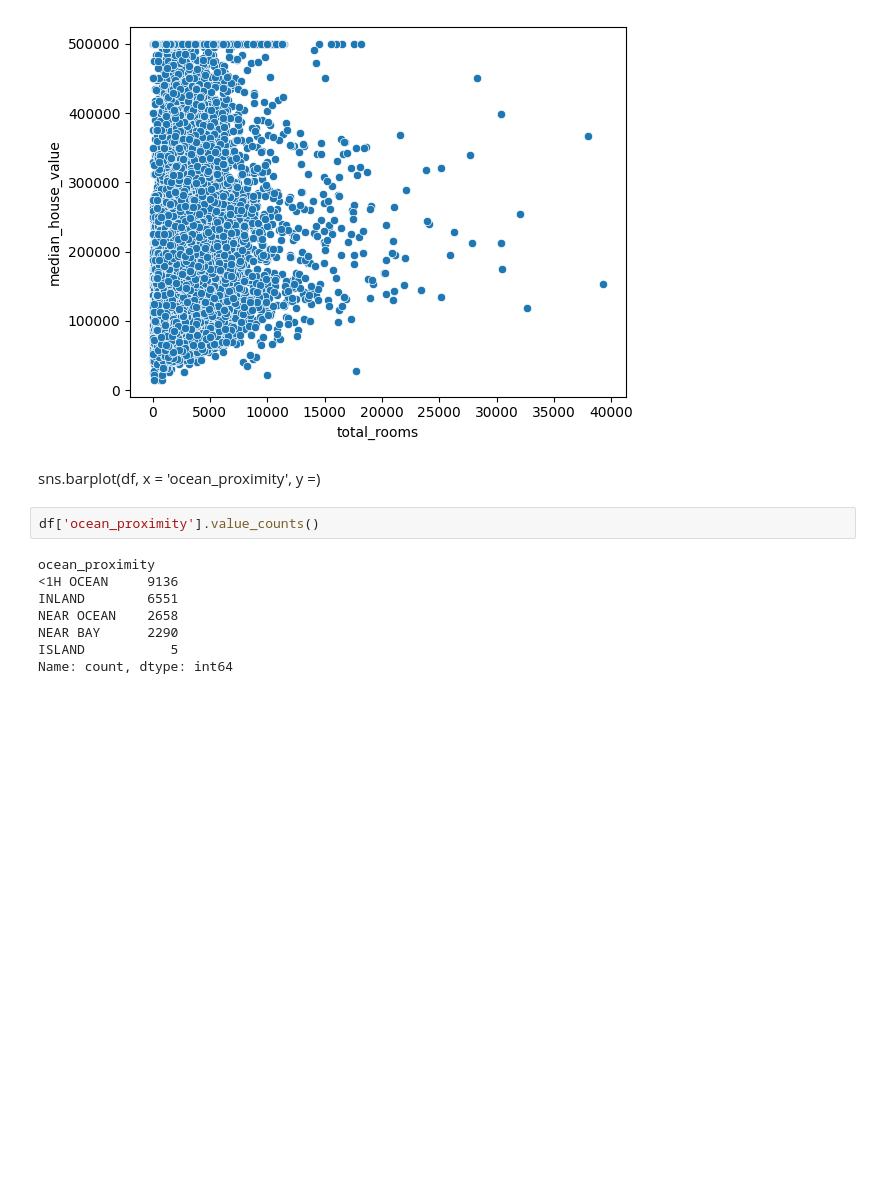
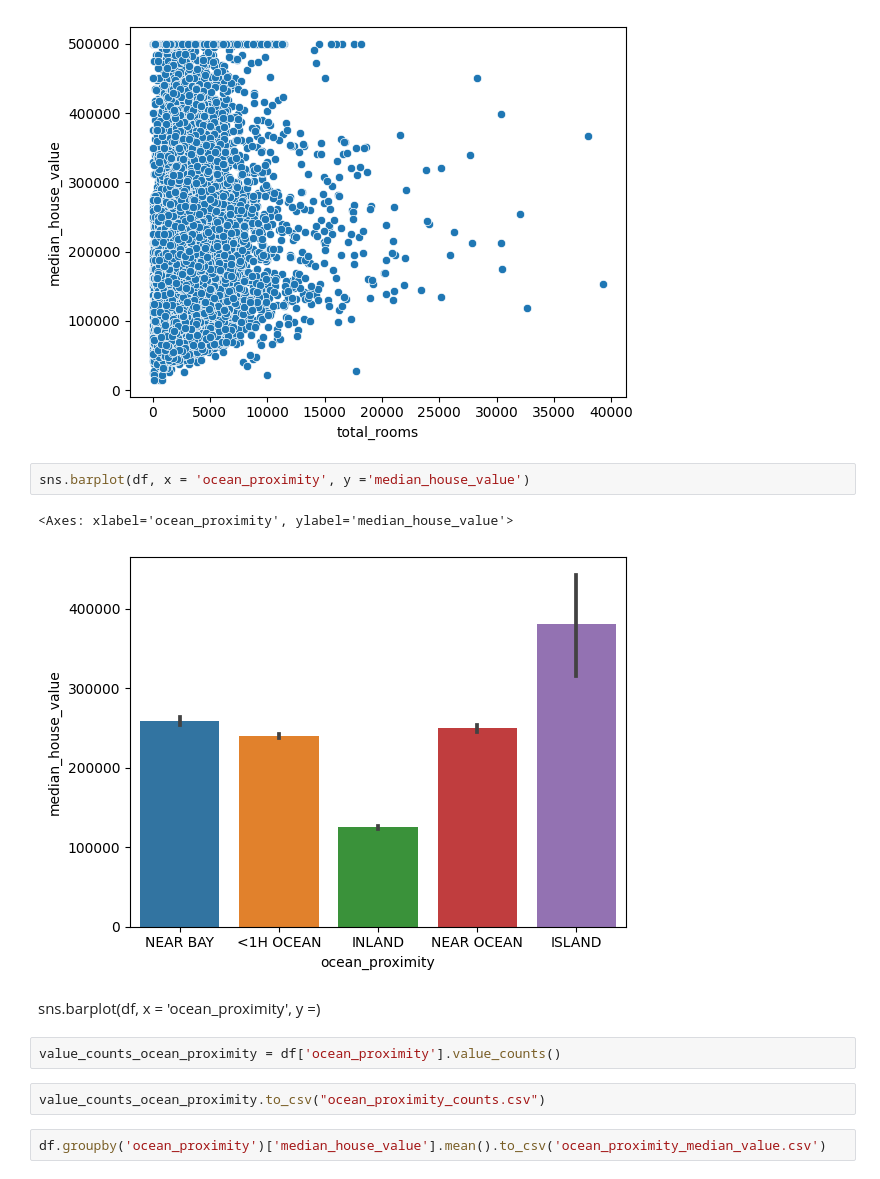
Before and after one commit to domatt1854/housing-data, a Jupyter notebook: eda.ipynb, the cells around one changed output. Drawn from its saved outputs; the diff is of its cells as text; blank space fills up the shorter version.

```diff
--- a/eda.ipynb
+++ b/eda.ipynb
@@ -18,15 +18,16 @@ sns.scatterplot(df, x = 'total_rooms', y = 'median_house_value')
 # %% [output]
 <Axes: xlabel='total_rooms', ylabel='median_house_value'>
 [figure]
+# %%
+sns.barplot(df, x = 'ocean_proximity', y ='median_house_value')
+# %% [output]
+<Axes: xlabel='ocean_proximity', ylabel='median_house_value'>
+[figure, added]
 # %% [markdown]
 sns.barplot(df, x = 'ocean_proximity', y =)
 # %%
-df['ocean_proximity'].value_counts()
+value_counts_ocean_proximity = df['ocean_proximity'].value_counts()
-# %% [output]
-ocean_proximity
-<1H OCEAN     9136
-INLAND        6551
-NEAR OCEAN    2658
-NEAR BAY      2290
-ISLAND           5
-Name: count, dtype: int64
+# %%
+value_counts_ocean_proximity.to_csv("ocean_proximity_counts.csv")
+# %%
+df.groupby('ocean_proximity')['median_house_value'].mean().to_csv('ocean_proximity_median_value.csv')
```
Also changed, not shown: 2 other files.
